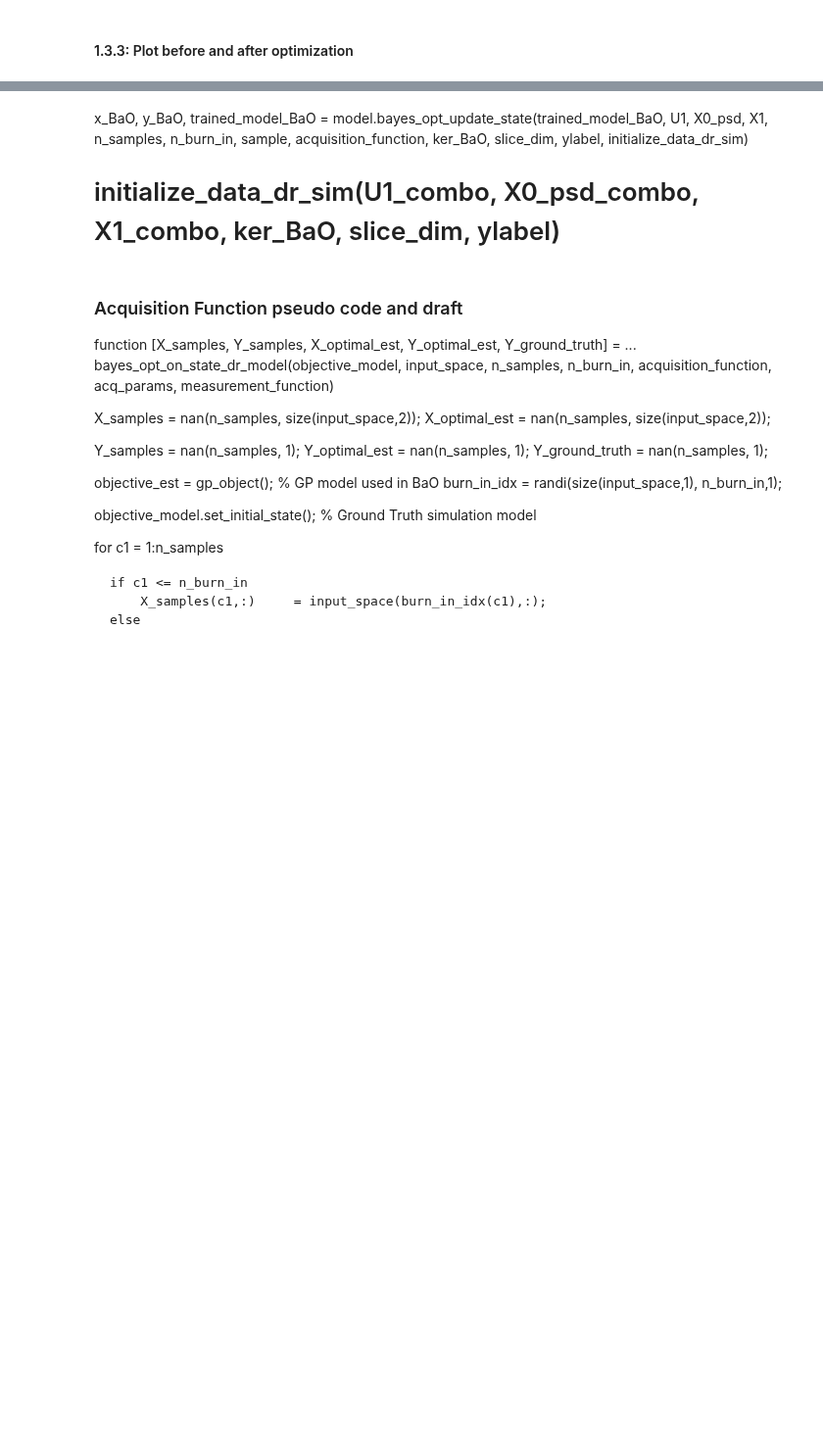
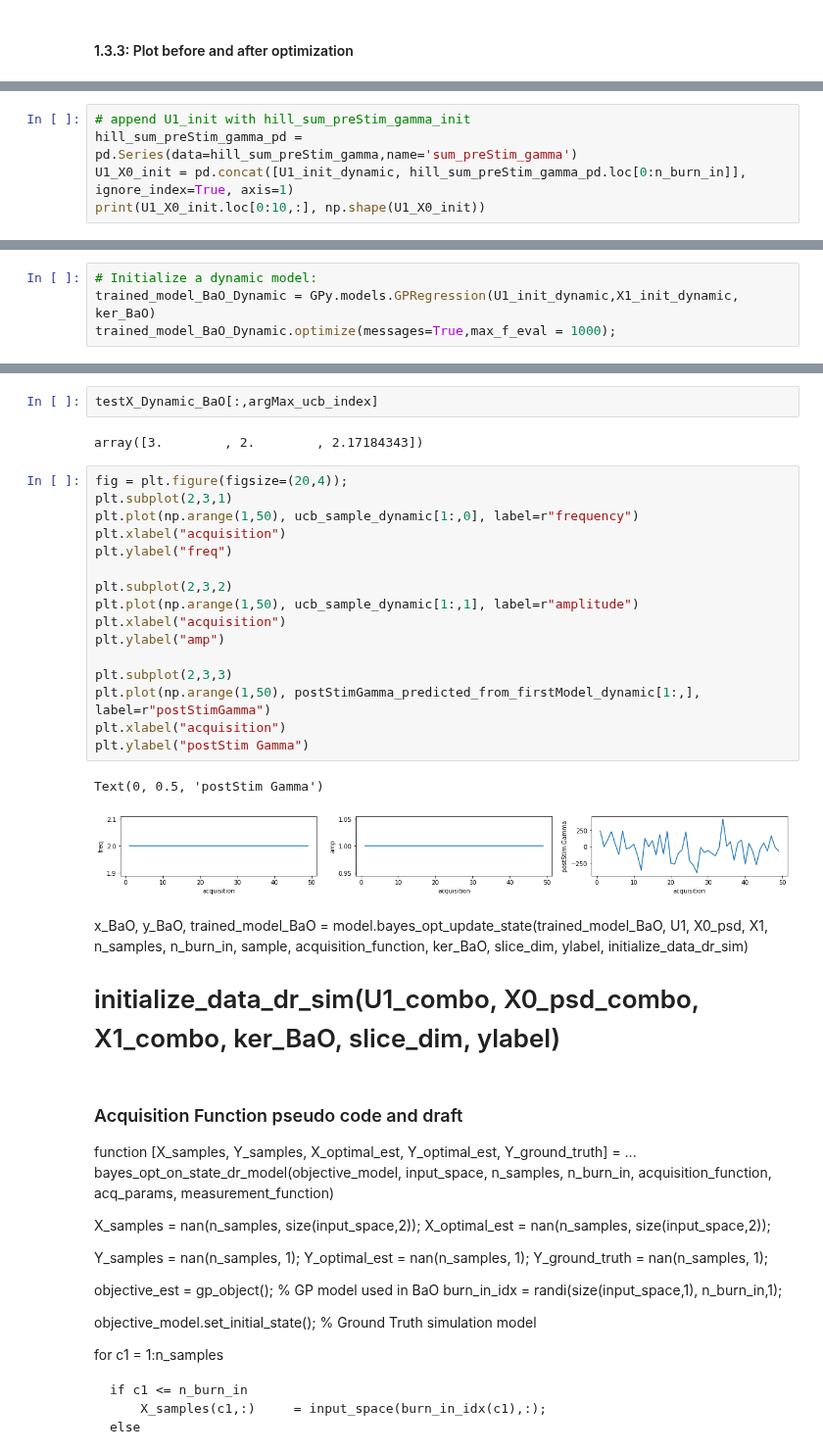
Before and after one commit to Simurgh818/NeuroGaussianProcess, a Jupyter notebook: Static_BaO.ipynb, the cells around one changed output, grey strips where cells are left out. Shown at 98% size. Drawn from its saved outputs; the diff is of its cells as text; blank space fills up the shorter version.

```diff
--- a/Static_BaO.ipynb
+++ b/Static_BaO.ipynb
@@ -575,0 +501,5 @@ print(postStimGamma_predicted_from_firstModel[1:])
+# %%
+# append U1_init with hill_sum_preStim_gamma_init
+hill_sum_preStim_gamma_pd = pd.Series(data=hill_sum_preStim_gamma,name='sum_preStim_gamma')
+U1_X0_init = pd.concat([U1_init_dynamic, hill_sum_preStim_gamma_pd.loc[0:n_burn_in]], ignore_index=True, axis=1)
+print(U1_X0_init.loc[0:10,:], np.shape(U1_X0_init))
@@ -575,0 +542,4 @@ print(postStimGamma_predicted_from_firstModel[1:])
+# %%
+# Initialize a dynamic model:
+trained_model_BaO_Dynamic = GPy.models.GPRegression(U1_init_dynamic,X1_init_dynamic, ker_BaO)
+trained_model_BaO_Dynamic.optimize(messages=True,max_f_eval = 1000);
@@ -576,3 +606,26 @@ print(postStimGamma_predicted_from_firstModel[1:])
+# %%
+testX_Dynamic_BaO[:,argMax_ucb_index]
+# %% [output]
+array([3.        , 2.        , 2.17184343])
+# %%
+fig = plt.figure(figsize=(20,4));
+plt.subplot(2,3,1)
+plt.plot(np.arange(1,50), ucb_sample_dynamic[1:,0], label=r"frequency")
+plt.xlabel("acquisition")
+plt.ylabel("freq")
+
+plt.subplot(2,3,2)
+plt.plot(np.arange(1,50), ucb_sample_dynamic[1:,1], label=r"amplitude")
+plt.xlabel("acquisition")
+plt.ylabel("amp")
+
+plt.subplot(2,3,3)
+plt.plot(np.arange(1,50), postStimGamma_predicted_from_firstModel_dynamic[1:,], label=r"postStimGamma")
+plt.xlabel("acquisition")
+plt.ylabel("postStim Gamma")
+# %% [output]
+Text(0, 0.5, 'postStim Gamma')
+[figure, added]
 # %% [markdown]
 x_BaO, y_BaO, trained_model_BaO = model.bayes_opt_update_state(trained_model_BaO, U1, X0_psd, X1, n_samples, n_burn_in, sample, acquisition_function,
                                                                ker_BaO, slice_dim, ylabel, initialize_data_dr_sim)
```
Also changed, not shown: parts of 30 cells of this notebook.
